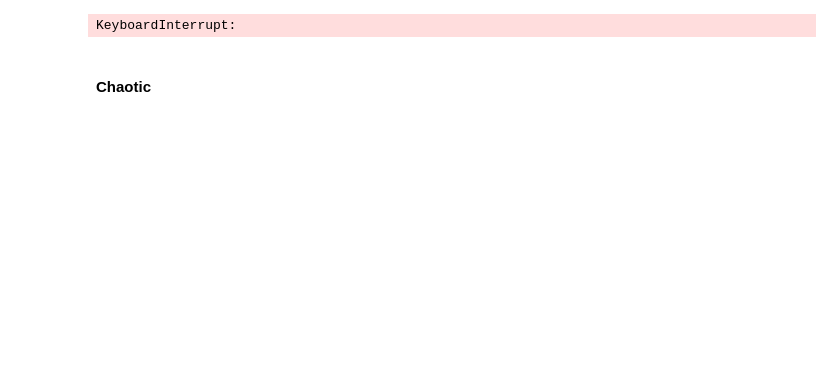
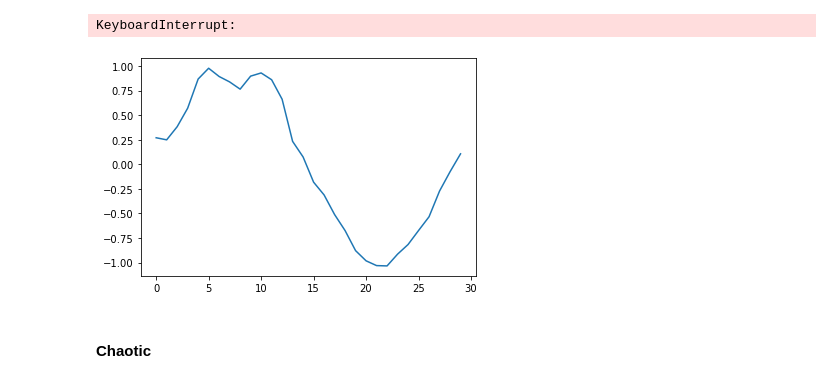
Before and after one commit to KristianWold/Thesis, a Jupyter notebook: QNN_with_backprop.ipynb, the cells around one changed output. Cells and saved outputs as stored; diff of their text form; code cells hidden in the pictures; blank space fills up the shorter version.

Commit message:
Add derivative of network

```diff
--- a/QNN_with_backprop.ipynb
+++ b/QNN_with_backprop.ipynb
@@ -11,21 +15,21 @@ from tqdm.notebook import tqdm
 # %% [markdown]
 ## QNN
 # %%
-np.random.seed(41)
+np.random.seed(42)
 backend = Aer.get_backend('qasm_simulator')
 
-layer1 = QLayer(n_qubits=1, n_features=1, n_targets=1, encoder=Encoder(), ansatz=Ansatz(), reps=1, scale=1, backend=backend, shots=2000)
+layer1 = QLayer(n_qubits=1, n_features=1, n_targets=3, encoder=Encoder(), ansatz=Ansatz(), reps=1, scale=np.pi, backend=backend, shots=10000)
+layer2 = QLayer(n_qubits=3, n_features=3, n_targets=3, encoder=Encoder(), ansatz=Ansatz(), reps=1, scale=np.pi, backend=backend, shots=10000)
+layer3 = QLayer(n_qubits=3, n_features=3, n_targets=1, encoder=Encoder(), ansatz=Ansatz(), reps=1, scale=1, backend=backend, shots=10000)
 
 
-layers = [layer1]
+layers = [layer1, layer2, layer3]
 
 optimizer = Adam(lr=0.01)
 network = NeuralNetwork(layers, optimizer)
 # %%
-x = np.linspace(0, 1, 10).reshape(-1,1)
-y = np.exp(-10*(x-0.5)**2)
-
-network.backward(x, y)
+x = np.linspace(0, 1, 30).reshape(-1,1)
+y = np.exp(-10*(x-0.5)**2) - 0.05
 
 
 fig = plt.figure()
@@ -38,11 +42,10 @@ fig.canvas.draw()
 
 
 for i in tqdm(range(100)):
-
+    network.backward(x, y)
+    network.step()
     y_pred = network.predict(x)
 
-    network.backward(x, y)
-    network.step()
     ax.clear()
     ax.plot(x, y)
     ax.plot(x, y_pred)
@@ -55,3 +61,9 @@ KeyboardInterrupt:
+# %%
+plt.plot(y_pred)
+plt.plot(deriv)
+plt.show()
+# %% [output]
+[figure, added]
 # %% [markdown]
 #### Chaotic
 # %%
```
Also changed, not shown: parts of 3 cells of this notebook, 3 other files.
